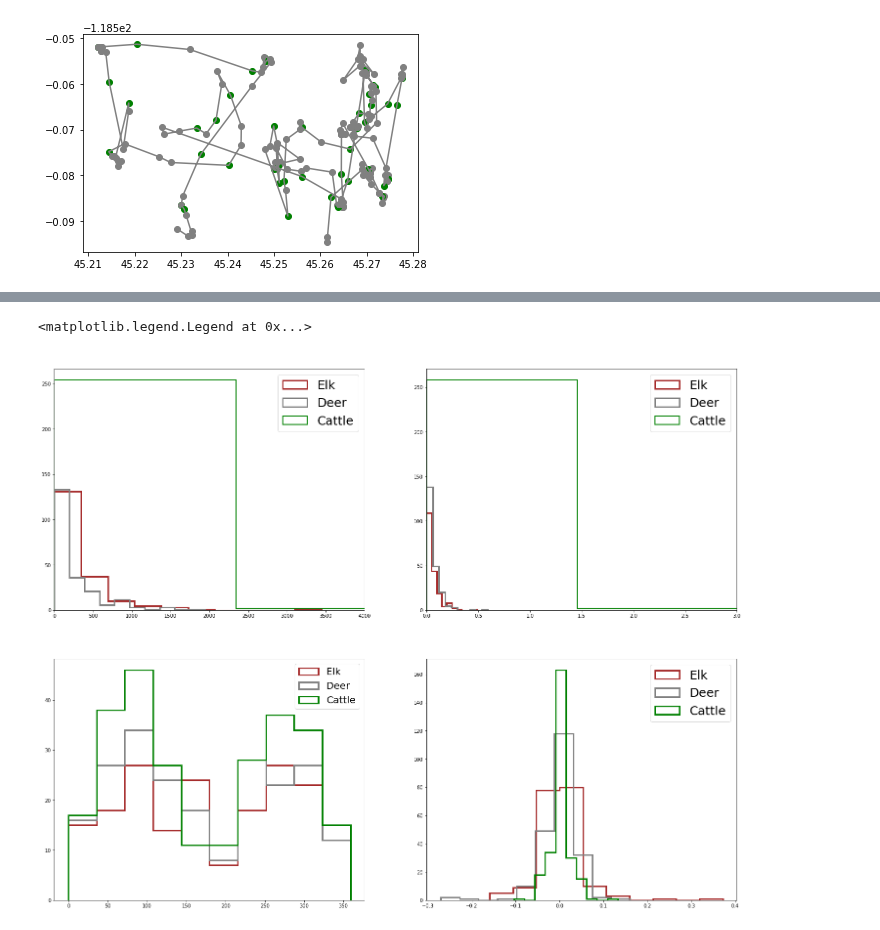
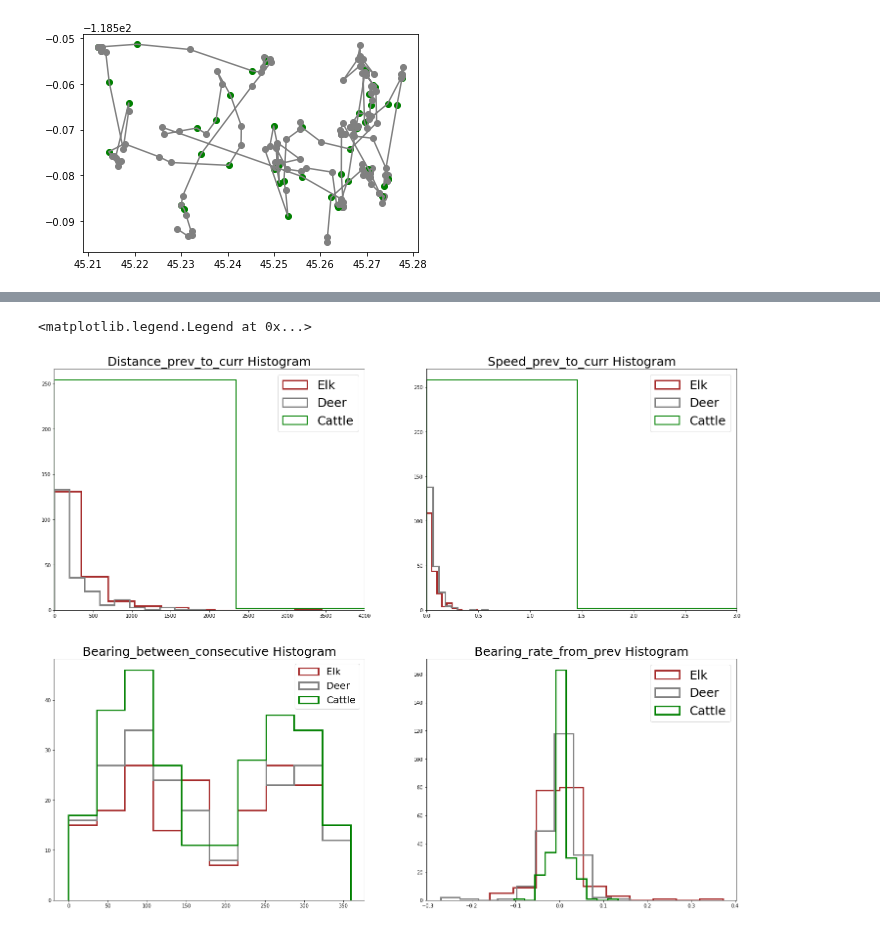
Before and after one commit to YakshHaranwala/PTRAIL, a Jupyter notebook: examples/experiments.ipynb, the cells around one changed output, grey strips where cells are left out. Saved outputs shown, nothing was run; the diff lists cells and outputs as text; code cells hidden in the pictures.

```diff
--- a/examples/experiments.ipynb
+++ b/examples/experiments.ipynb
@@ -102,32 +94,32 @@ ax1.plot(interpolated_t1['lat'], interpolated_t1['lon'], color='grey')
 # %%
 
 fix, ax = plt.subplots(2, 2, figsize=(25, 20))
 ax[0, 0].hist(kinematic_features_k1['Distance_prev_to_curr'], color='brown', label='Elk', histtype='step', linewidth=3),
 ax[0, 0].hist(kinematic_features_k2['Distance_prev_to_curr'], color='grey', label='Deer', histtype='step', linewidth=3),
 ax[0, 0].hist(kinematic_features_k3['Distance_prev_to_curr'], color='green', label='Cattle',  histtype='step', linewidth=2),
 ax[0, 0].axis(xmin=0, xmax=4000)
-ax[0, 0].set_title('Distance_prev_to_curr Histogram', fontsize=25, color='black')
+ax[0, 0].set_title('Distance_prev_to_curr Histogram', fontsize=25)
 ax[0, 0].legend(loc='upper right', prop={'size': 25})
 
 
 ax[0, 1].hist(kinematic_features_k1['Speed_prev_to_curr'], color='brown', label='Elk', histtype='step', linewidth=3),
 ax[0, 1].hist(kinematic_features_k2['Speed_prev_to_curr'], color='grey', label='Deer', histtype='step', linewidth=3),
 ax[0, 1].hist(kinematic_features_k3['Speed_prev_to_curr'], color='green', label='Cattle', histtype='step', linewidth=2),
 ax[0, 1].axis(xmin=0, xmax=3)
-ax[0, 1].set_title('Speed_prev_to_curr Histogram', fontsize=25, color='black')
+ax[0, 1].set_title('Speed_prev_to_curr Histogram', fontsize=25)
 ax[0, 1].legend(loc='upper right', prop={'size': 25})
 
 ax[1, 0].hist(kinematic_features_k1['Bearing_between_consecutive'], color='brown', label='Elk', histtype='step', linewidth=3),
 ax[1, 0].hist(kinematic_features_k2['Bearing_between_consecutive'], color='grey', label='Deer', histtype='step', linewidth=3),
 ax[1, 0].hist(kinematic_features_k3['Bearing_between_consecutive'], color='green', label='Cattle', histtype='step', linewidth=3),
-ax[1, 0].set_title('Bearing_between_consecutive Histogram', fontsize=25, color='black')
+ax[1, 0].set_title('Bearing_between_consecutive Histogram', fontsize=25)
 ax[1, 0].legend(loc='upper right', prop={'size': 20})
 
 ax[1, 1].hist(kinematic_features_k1['Bearing_rate_from_prev'], color='brown', label='Elk', histtype='step', linewidth=3),
 ax[1, 1].hist(kinematic_features_k2['Bearing_rate_from_prev'], color='grey', label='Deer', histtype='step', linewidth=3),
 ax[1, 1].hist(kinematic_features_k3['Bearing_rate_from_prev'], color='green', label='Cattle', histtype='step', linewidth=3),
-ax[1, 1].set_title('Bearing_rate_from_prev Histogram', fontsize=25, color='black')
+ax[1, 1].set_title('Bearing_rate_from_prev Histogram', fontsize=25)
 ax[1, 1].legend(loc='upper right', prop={'size': 25})
 # %% [output]
 <matplotlib.legend.Legend at 0x...>
-[figure, old version]
+[figure, new version]
```
Also changed, not shown: parts of 2 cells of this notebook.
